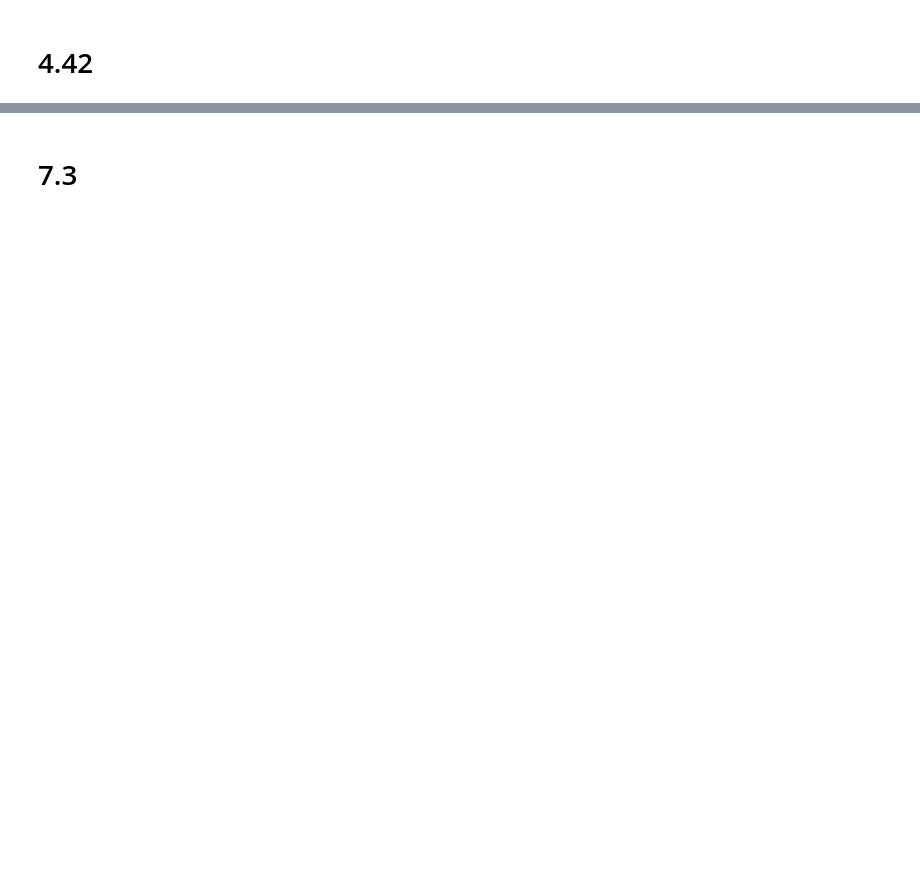
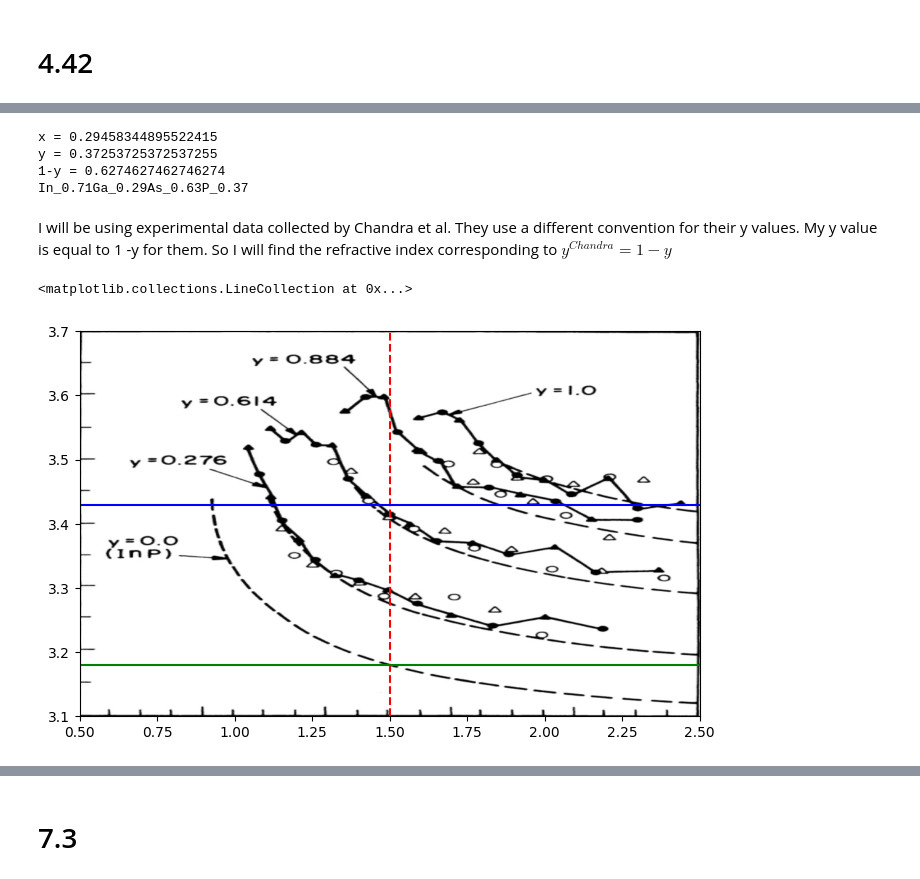
Before and after one commit to 11of12/coursework, a Jupyter notebook: winter2026/ecen555/hw7/hw7.ipynb, the cells around one changed output, grey strips where cells are left out. Cells and saved outputs as stored; diff of their text form; code cells hidden in the pictures; blank space fills up the shorter version.

```diff
--- a/winter2026/ecen555/hw7/hw7.ipynb
+++ b/winter2026/ecen555/hw7/hw7.ipynb
@@ -244,0 +418,36 @@ Clearly, the change in wavelength due to the change in bandgap dominates the cha
+# %%
+_y = np.linspace(0, 1, 10000)
+_E_g = np.polyval([0.14, 0.46, 0.75], _y)
+i = np.argmin(np.abs(E_g - _E_g))
+y = _y[i]
+x = (1-y)/2.13
+
+print(f"x = {x}")
+print(f"y = {y}")
+
+print(f"1-y = {1-y}")
+
+print(f"In_{"{:.2f}".format(1-x)}Ga_{"{:.2f}".format(x)}As_{"{:.2f}".format(1-y)}P_{"{:.2f}".format(y)}")
+# %% [output]
+x = 0.29458344895522415
+y = 0.37253725372537255
+1-y = 0.6274627462746274
+In_0.71Ga_0.29As_0.63P_0.37
+# %% [markdown]
+I will be using experimental data collected by Chandra et al. They use a different convention for their y values. My y value is equal to 1 -y for them. So I will find the refractive index corresponding to $y^{Chandra} = 1 - y$
+# %%
+img = plt.imread("n_for_InGaAsP_cropped.png")
+fig, ax = plt.subplots(figsize=(8, 5))
+
+n2 = 3.18
+n1 = 3.43
+
+ax.set_xlim([0.5, 2.5])
+ax.set_ylim([3.1, 3.7])
+ax.imshow(img, extent=[0.5, 2.5, 3.1, 3.7],aspect="auto")
+ax.vlines(1.5, 3.1, 3.7, color="red",linestyles=["--"])
+ax.hlines([n1], 0.5, 2.5, color="blue")
+ax.hlines([n2], 0.5, 2.5, color="green")
+# %% [output]
+<matplotlib.collections.LineCollection at 0x...>
+[figure, added]
```
Also changed, not shown: parts of 41 cells of this notebook, 14 other files.
